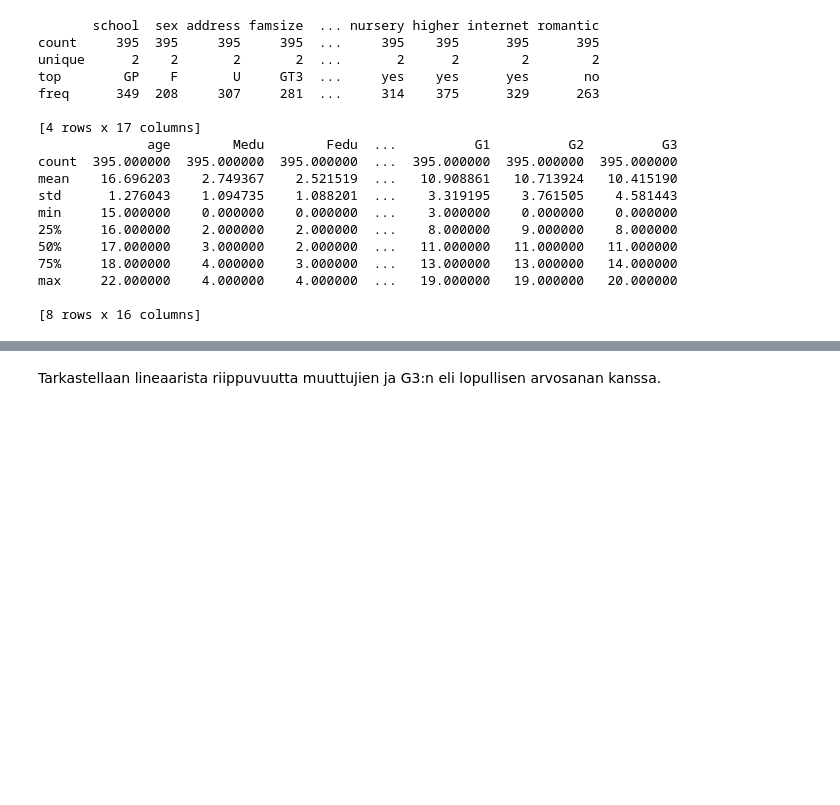
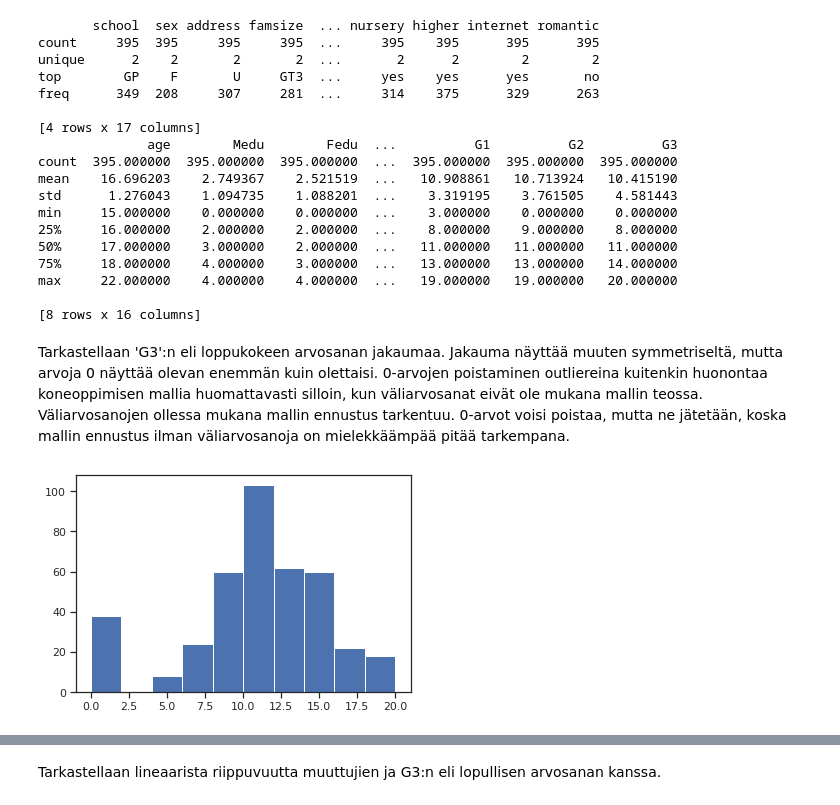
Before and after one commit to emarttila/Koodausnaytteet, a Jupyter notebook: Koneoppiminen_ja_datan_analysointi_(Student_Performance_dataset).ipynb, the cells around one changed output, grey strips where cells are left out. Saved outputs shown, nothing was run; the diff lists cells and outputs as text; code cells hidden in the pictures; blank space fills up the shorter version.

```diff
--- a/Koneoppiminen_ja_datan_analysointi_(Student_Performance_dataset).ipynb
+++ b/Koneoppiminen_ja_datan_analysointi_(Student_Performance_dataset).ipynb
@@ -80,6 +80,20 @@ Data columns (total 33 columns):
  32  G3          395 non-null    int64
 dtypes: category(17), int64(16)
 memory usage: 58.0 KB
+# %%
+feature_names = ['G3']
+Q1=[]
+Q3=[]
+IQR=[]
+#Calculate Q1, Q3 and IQR for each feature:
+for i, j in enumerate(feature_names):
+    Q1.append(dataset[j].quantile(.25))
+    Q3.append(dataset[j].quantile(.75))
+    IQR.append(Q3[i]-Q1[i])
+# Drop outliers:
+for i, j in enumerate(feature_names):
+    true_index = (dataset[j] >= (Q1[i] - 2 * IQR[i])) & (dataset[j] <=(Q3[i] + 2 * IQR[i]))
+    dataset = dataset.loc[true_index]
 # %% [markdown]
 Katsotaan muuttujien kuvauksia.
 # %%
@@ -104,3 +118,10 @@ min     15.000000    0.000000    0.000000  ...    3.000000    0.000000    0.0000
 max     22.000000    4.000000    4.000000  ...   19.000000   19.000000   20.000000
 
 [8 rows x 16 columns]
+# %% [markdown]
+Tarkastellaan 'G3':n eli loppukokeen arvosanan jakaumaa. Jakauma näyttää muuten symmetriseltä, mutta arvoja 0 näyttää olevan enemmän kuin olettaisi. 0-arvojen poistaminen outliereina kuitenkin huonontaa koneoppimisen mallia huomattavasti silloin, kun väliarvosanat eivät ole mukana mallin teossa. Väliarvosanojen ollessa mukana mallin ennustus tarkentuu. 0-arvot voisi poistaa, mutta ne jätetään, koska mallin ennustus ilman väliarvosanoja on mielekkäämpää pitää tarkempana.
+# %%
+plt.hist(dataset['G3'])
+plt.show()
+# %% [output]
+[figure, added]
```
Also changed, not shown: parts of 11 cells of this notebook.
